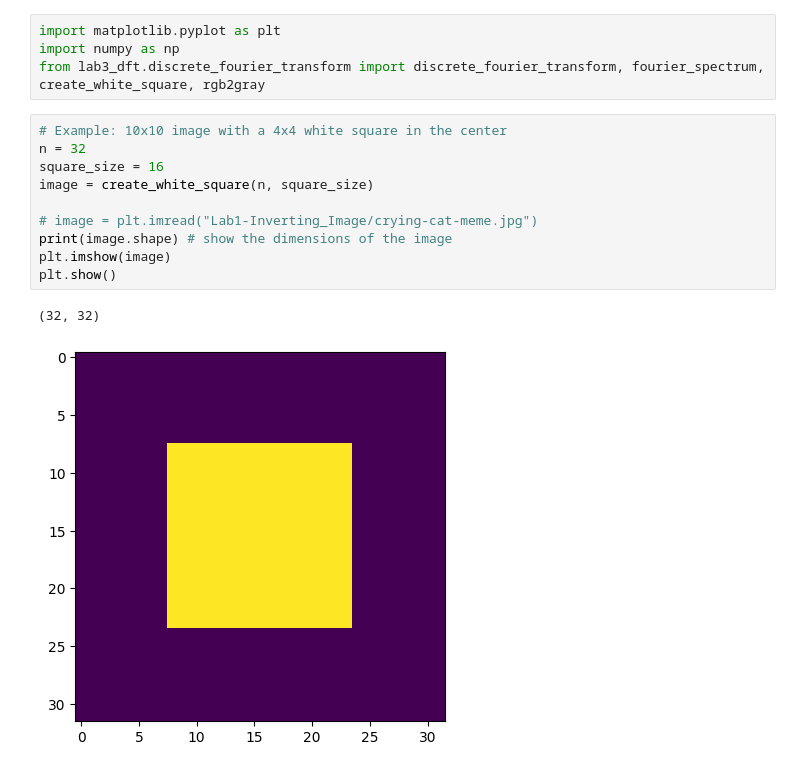
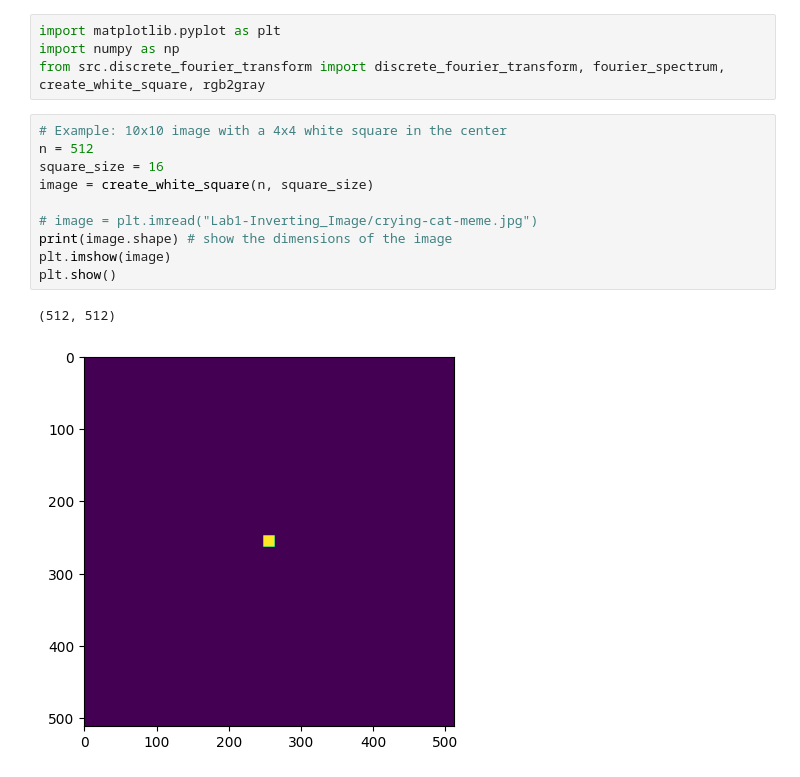
Before and after one commit to rdgbrian/image-processing-labs, a Jupyter notebook: lab5_fft.ipynb, the cells around one changed output. Drawn from its saved outputs; the diff is of its cells as text.

```diff
--- a/lab5_fft.ipynb
+++ b/lab5_fft.ipynb
@@ -1,20 +1,20 @@
 # %%
 import matplotlib.pyplot as plt
 import numpy as np
-from lab3_dft.discrete_fourier_transform import discrete_fourier_transform, fourier_spectrum, create_white_square, rgb2gray
+from src.discrete_fourier_transform import discrete_fourier_transform, fourier_spectrum, create_white_square, rgb2gray
 # %%
 # Example: 10x10 image with a 4x4 white square in the center
-n = 32
+n = 512
 square_size = 16
 image = create_white_square(n, square_size)
 
 # image = plt.imread("Lab1-Inverting_Image/crying-cat-meme.jpg")
 print(image.shape) # show the dimensions of the image
 plt.imshow(image)
 plt.show()
 # %% [output]
-(32, 32)
+(512, 512)
-[figure, old version]
+[figure, new version]
 # %%
 f = np.fft.fft2(image)
 f_centered = np.fft.fftshift(f)
```
Also changed, not shown: parts of 14 cells of this notebook, 19 other files.
